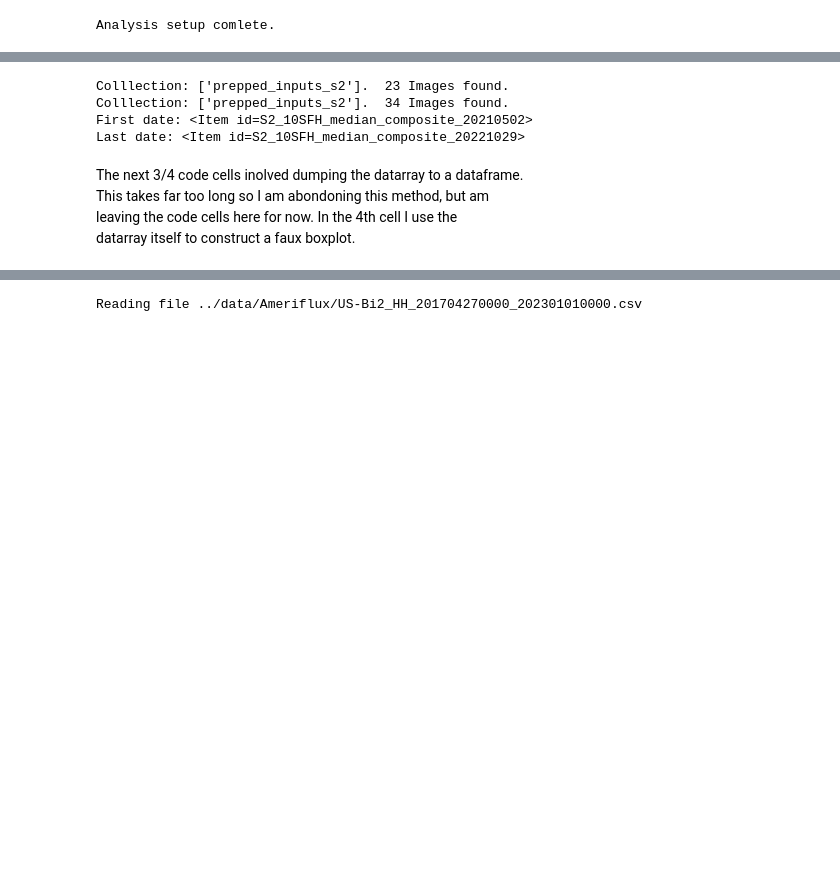
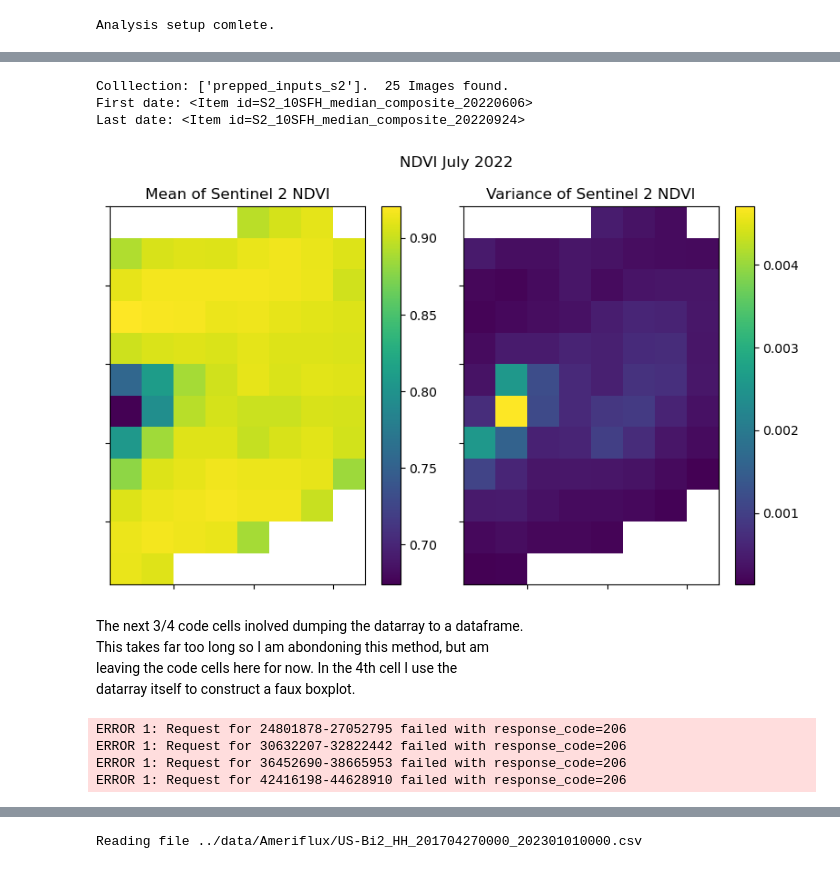
Before and after one commit to eanderson-ei/lst-crop-stress-capstone, a Jupyter notebook: exploratory/tcruicks-final-v1.ipynb, the cells around one changed output, grey strips where cells are left out. Drawn from its saved outputs; the diff is of its cells as text; code cells hidden in the pictures; blank space fills up the shorter version.

```diff
--- a/exploratory/tcruicks-final-v1.ipynb
+++ b/exploratory/tcruicks-final-v1.ipynb
@@ -85,7 +85,7 @@ def stac_tile_search(collection, geom, start_date, end_date):
 
 # ---------------------------------------------------------------------------------
 
-def create_aoi_image_stack(asset, items, num_tiles, poly_gdf, buffer):
+def create_aoi_image_stack(asset, items, num_tiles, poly_gdf):
     '''
     Gets images, stacks them and sorts them by date and clips them down to a smaller
     AOI size.
@@ -100,8 +100,6 @@ def create_aoi_image_stack(asset, items, num_tiles, poly_gdf, buffer):
         Name of asset to get.
     geom: x,y coords
         Coordinates around which to build a polygon
-    buffer: int
-        Buffer around the x,y for creating the AOI rectangele.  In meters.
 
     Returns:
     --------
@@ -322,10 +327,10 @@ m
 collections = ["prepped_inputs_s2"]
 
 # Search STAC for available images.
-(s2_items1, num_tiles1, itemjson1) = stac_tile_search(collections, geom, start1, end1)
-(s2_items2, num_tiles2, itemjson2) = stac_tile_search(collections, geom, start2, end2)
-s2_items = s2_items1 + s2_items2
-num_s2_tiles = num_tiles1 + num_tiles2
+(s2_items, num_s2_tiles, itemjson) = stac_tile_search(collections, geom, start1, end1)
+#(s2_items2, num_tiles2, itemjson2) = stac_tile_search(collections, geom, start2, end2)
+#s2_items = s2_items1 + s2_items2
+#num_s2_tiles = num_tiles1 + num_tiles2
 
 print(f"First date: {s2_items[0]}")
 print(f"Last date: {s2_items[-1]}")
@@ -333,16 +338,15 @@ print(f"Last date: {s2_items[-1]}")
 
 # Python code to merge dict using update() method
 # Here we merge the dictionaries with the URLS for each image.
-def Merge(dict1, dict2):
-    res = {**dict1, **dict2}
-    return res
+#def Merge(dict1, dict2):
+#    res = {**dict1, **dict2}
+#    return res
 
-items_json = Merge(itemjson1, itemjson2)
+#items_json = Merge(itemjson1, itemjson2)
 # %% [output]
-Colllection: ['prepped_inputs_s2'].  23 Images found.
-Colllection: ['prepped_inputs_s2'].  34 Images found.
-First date: <Item id=S2_10SFH_median_composite_20210502>
-Last date: <Item id=S2_10SFH_median_composite_20221029>
+Colllection: ['prepped_inputs_s2'].  25 Images found.
+First date: <Item id=S2_10SFH_median_composite_20220606>
+Last date: <Item id=S2_10SFH_median_composite_20220924>
 # %%
 # EXTRACT SENTINEL 2 SURFACE REFLECTANCE & COMPUTE NDVI
 
@@ -369,35 +373,37 @@ ndvi_aoi_ds = (nir_aoi_ds - red_aoi_ds) / (nir_aoi_ds + red_aoi_ds)
 # PLOT IMAGES OF NDVI MEAN & VARIANCE
 
 fig, (ax1, ax2) = plt.subplots(1,2, figsize=(8,5))
 
 # Convert our slice time endpoints to compatabile format.
 d1 = pd.to_datetime('2022-07-01', utc=True)
-d2 = pd.to_datetime('2022-07-15', utc=True)
+d2 = pd.to_datetime('2022-07-31', utc=True)
 
 # Select slices, compute stats, and plot.
 # Mean and Variance.
 a = ndvi_aoi_ds.sel(time=slice(d1,d2)).mean(dim='time').plot(ax=ax1)
 b = ndvi_aoi_ds.sel(time=slice(d1,d2)).var(dim='time').plot(ax=ax2)
 
 # Adjust plot elements.
 
 ax1.set_title('Mean of Sentinel 2 NDVI')
 ax2.set_title('Variance of Sentinel 2 NDVI')
-fig.suptitle('NDVI July 7-15, 2022')
+fig.suptitle('NDVI July 2022')
 
 ax1.set_yticklabels('')
 ax2.set_yticklabels('')
 
 ax1.set_xticklabels('')
 ax2.set_xticklabels('')
 
 ax1.set_xlabel('')
 ax2.set_xlabel('')
 
 ax1.set_ylabel('')
 ax2.set_ylabel('')
 
 plt.tight_layout()
+# %% [output]
+[figure, added]
 # %% [markdown]
 The next 3/4 code cells inolved dumping the datarray to a dataframe.
 This takes far too long so I am abondoning this method, but am
@@ -413,12 +412,12 @@ s2_ndvi_df = ndvi_aoi_ds.to_dataframe(name='s2_ndvi')
 # %%
-# 1) RESAMPLE SENTINEL2 NDVI DATAFRAME. *** SKIP. TOO LONG.
+# 1) CONVERT TO DATAFRAME & RESAMPLE. *** SKIP. TOO LONG.
 
 # Resampling simplifies the timestamp in that it removes the hours and minutes
 # and makes each day's dt consistent.  In addition, resampling fills in missing dates
 # with NA which will help with plotting consistency.
 
 # Convert dataaset to a dataframe.
-s2_ndvi_df = ndvi_aoi_ds.to_dataframe(name='s2_ndvi')
+s2_ndvi_df = ndvi_aoi_ds[0:24,:,:].to_dataframe(name='s2_ndvi')
 
 # Drop uneeded columns.
 s2_ndvi_df.drop(columns=['spatial_ref'], inplace=True)
@@ -439,7 +438,12 @@ s2_ndvi_resampled_df.drop(columns=['y','x'], inplace=True)
 s2_ndvi_resampled_df = s2_ndvi_resampled_df.reset_index(level=[0, 1])
 
 # Resort so that rows are chronologically grouped.
-s2_ndvi_resampled_df.sort_index(inplace=True)
+s2_ndvi_resampled_sort_df = s2_ndvi_resampled_df.sort_index()
+# %% [output]
+ERROR 1: Request for 24801878-27052795 failed with response_code=206
+ERROR 1: Request for 30632207-32822442 failed with response_code=206
+ERROR 1: Request for 36452690-38665953 failed with response_code=206
+ERROR 1: Request for 42416198-44628910 failed with response_code=206
 # %%
 # 2) CREATE DATAFRAME OF MEAN NDVI. *** SKIP.  TOO LONG
 
```
Also changed, not shown: parts of 12 cells of this notebook.
